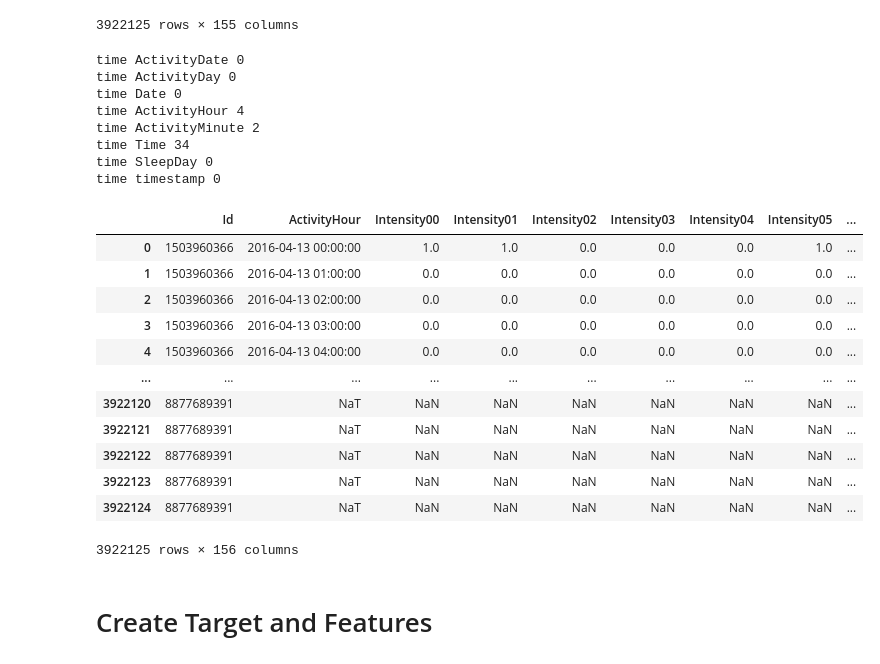
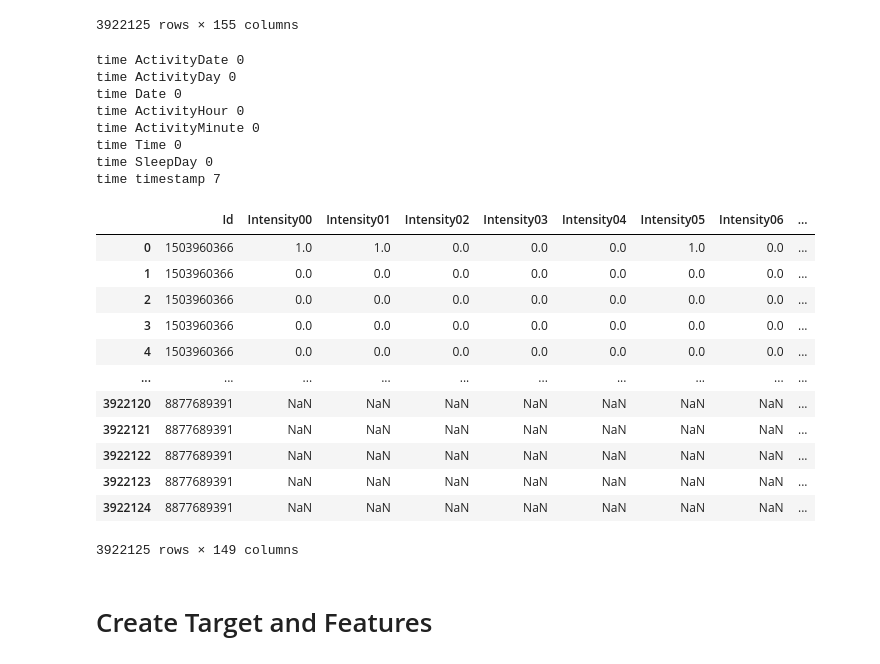
Before and after one commit to adamkhakhar/fitbit, a Jupyter notebook: EDA.ipynb, the cells around one changed output. Cells and saved outputs as stored; diff of their text form; code cells hidden in the pictures.

```diff
--- a/EDA.ipynb
+++ b/EDA.ipynb
@@ -322,51 +322,51 @@ def create_timestamp_column(
         s = time.time()
         if col not in ["ActivityDay", "ActivityDate"]:
             df[col] = pd.to_datetime(df[col])
         else:
             df[col] = pd.to_datetime(df[col], format="%m/%d/%Y")
         print("time", col, int(time.time() - s))
 
     s = time.time()
     timestamp_df = df[timestamp_cols]
 
     # Fill missing values using both backward fill and forward fill methods
     filled_df = timestamp_df.bfill(axis=1).ffill(axis=1)
 
     # Set the 'timestamp' column equal to the value of the first filled timestamp column
     df["timestamp"] = filled_df.iloc[:, 0]
     print("time", "timestamp", int(time.time() - s))
 
     # Remove the original timestamp columns
-    #     df.drop(timestamp_cols, axis=1, inplace=True)
+    df.drop(timestamp_cols, axis=1, inplace=True)
 
     return df
 
 
 merged_df = create_timestamp_column(merged_df)
 assert merged_df["timestamp"].isna().sum() == 0
 merged_df
 # %% [output]
 time ActivityDate 0
 time ActivityDay 0
 time Date 0
-time ActivityHour 4
-time ActivityMinute 2
-time Time 34
+time ActivityHour 0
+time ActivityMinute 0
+time Time 0
 time SleepDay 0
-time timestamp 0
+time timestamp 7
-|  | Id | ActivityHour | Intensity00 | Intensity01 | Intensity02 | Intensity03 | Intensity04 | Intensity05 | ... |
-| 0 | 1503960366 | 2016-04-13 00:00:00 | 1.0 | 1.0 | 0.0 | 0.0 | 0.0 | 1.0 | ... |
-| 1 | 1503960366 | 2016-04-13 01:00:00 | 0.0 | 0.0 | 0.0 | 0.0 | 0.0 | 0.0 | ... |
-| 2 | 1503960366 | 2016-04-13 02:00:00 | 0.0 | 0.0 | 0.0 | 0.0 | 0.0 | 0.0 | ... |
-| 3 | 1503960366 | 2016-04-13 03:00:00 | 0.0 | 0.0 | 0.0 | 0.0 | 0.0 | 0.0 | ... |
-| 4 | 1503960366 | 2016-04-13 04:00:00 | 0.0 | 0.0 | 0.0 | 0.0 | 0.0 | 0.0 | ... |
+|  | Id | Intensity00 | Intensity01 | Intensity02 | Intensity03 | Intensity04 | Intensity05 | Intensity06 | ... |
+| 0 | 1503960366 | 1.0 | 1.0 | 0.0 | 0.0 | 0.0 | 1.0 | 0.0 | ... |
+| 1 | 1503960366 | 0.0 | 0.0 | 0.0 | 0.0 | 0.0 | 0.0 | 0.0 | ... |
+| 2 | 1503960366 | 0.0 | 0.0 | 0.0 | 0.0 | 0.0 | 0.0 | 0.0 | ... |
+| 3 | 1503960366 | 0.0 | 0.0 | 0.0 | 0.0 | 0.0 | 0.0 | 0.0 | ... |
+| 4 | 1503960366 | 0.0 | 0.0 | 0.0 | 0.0 | 0.0 | 0.0 | 0.0 | ... |
 | ... | ... | ... | ... | ... | ... | ... | ... | ... | ... |
-| 3922120 | 8877689391 | NaT | NaN | NaN | NaN | NaN | NaN | NaN | ... |
-| 3922121 | 8877689391 | NaT | NaN | NaN | NaN | NaN | NaN | NaN | ... |
-| 3922122 | 8877689391 | NaT | NaN | NaN | NaN | NaN | NaN | NaN | ... |
-| 3922123 | 8877689391 | NaT | NaN | NaN | NaN | NaN | NaN | NaN | ... |
-| 3922124 | 8877689391 | NaT | NaN | NaN | NaN | NaN | NaN | NaN | ... |
+| 3922120 | 8877689391 | NaN | NaN | NaN | NaN | NaN | NaN | NaN | ... |
+| 3922121 | 8877689391 | NaN | NaN | NaN | NaN | NaN | NaN | NaN | ... |
+| 3922122 | 8877689391 | NaN | NaN | NaN | NaN | NaN | NaN | NaN | ... |
+| 3922123 | 8877689391 | NaN | NaN | NaN | NaN | NaN | NaN | NaN | ... |
+| 3922124 | 8877689391 | NaN | NaN | NaN | NaN | NaN | NaN | NaN | ... |
-3922125 rows × 156 columns
+3922125 rows × 149 columns
 # %% [markdown]
 # Create Target and Features
 # %% [markdown]
```
Also changed, not shown: parts of 2 cells of this notebook.
